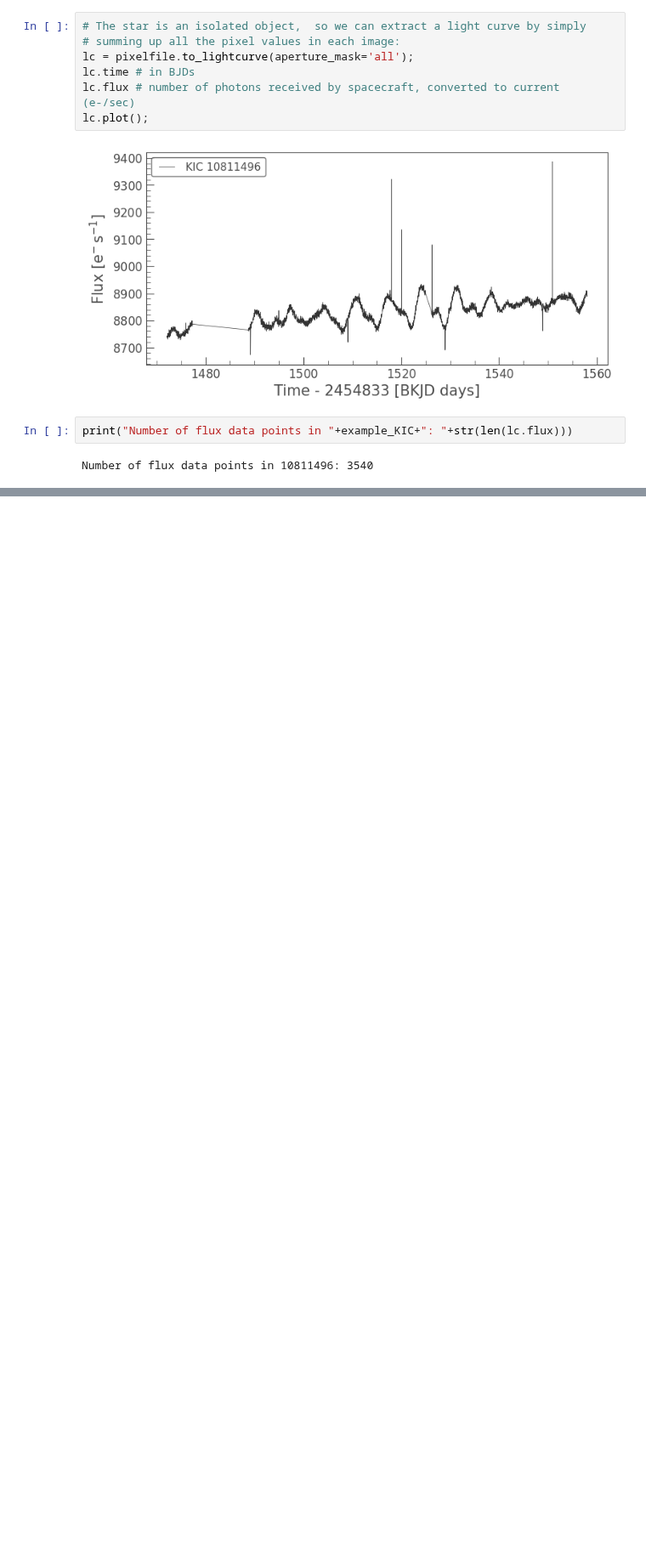
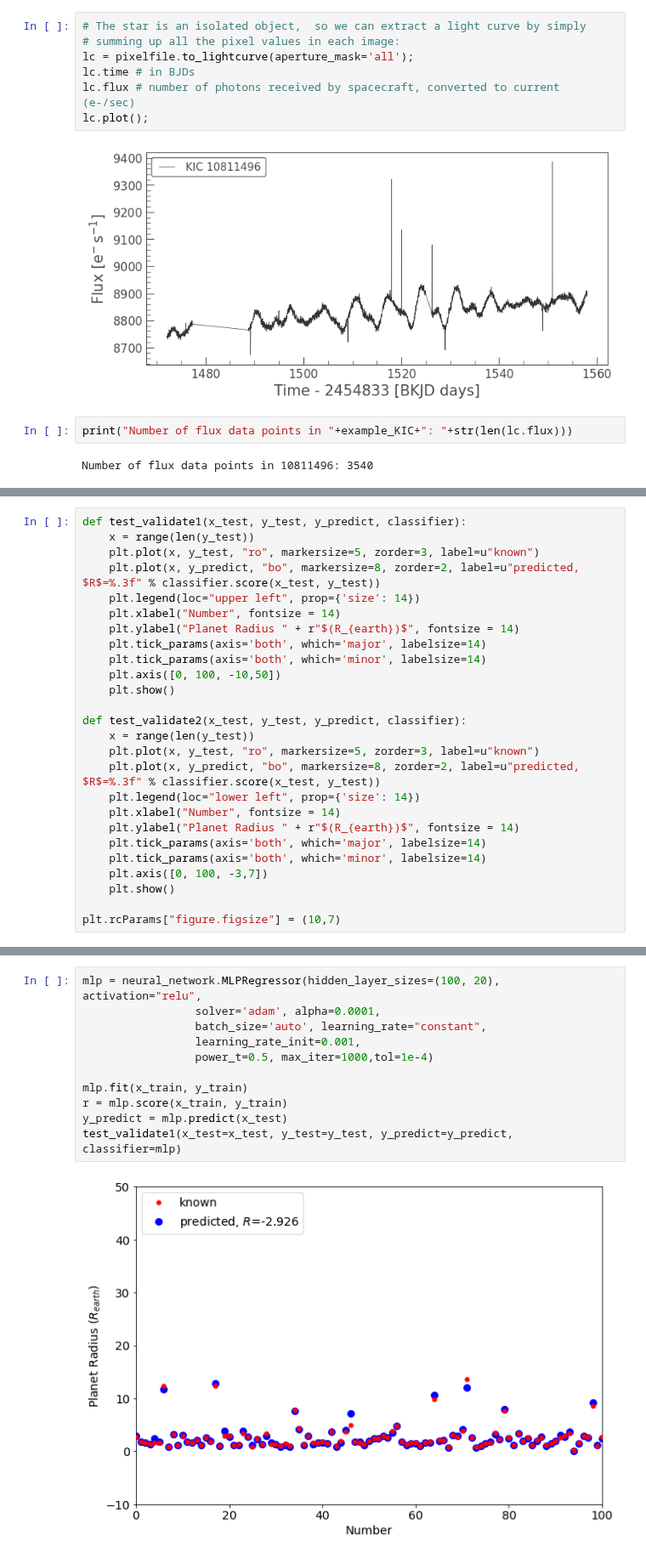
Before and after one commit to nicholasproietti/LGM, a Jupyter notebook: Kepler_Light_Curve_Reader.ipynb, the cells around one changed output, grey strips where cells are left out. Shown at 85% size. Saved outputs shown, nothing was run; the diff lists cells and outputs as text; blank space fills up the shorter version.

Commit message:
Implemented radii estimates using MLPRegressor

```diff
--- a/Kepler_Light_Curve_Reader.ipynb
+++ b/Kepler_Light_Curve_Reader.ipynb
@@ -258,0 +319,26 @@ files.download('Kepler_LCs.zip')
+# %%
+def test_validate1(x_test, y_test, y_predict, classifier):
+    x = range(len(y_test))
+    plt.plot(x, y_test, "ro", markersize=5, zorder=3, label=u"known")
+    plt.plot(x, y_predict, "bo", markersize=8, zorder=2, label=u"predicted, $R$=%.3f" % classifier.score(x_test, y_test))
+    plt.legend(loc="upper left", prop={'size': 14})
+    plt.xlabel("Number", fontsize = 14)
+    plt.ylabel("Planet Radius " + r"$(R_{earth})$", fontsize = 14)
+    plt.tick_params(axis='both', which='major', labelsize=14)
+    plt.tick_params(axis='both', which='minor', labelsize=14)
+    plt.axis([0, 100, -10,50])
+    plt.show()
+
+def test_validate2(x_test, y_test, y_predict, classifier):
+    x = range(len(y_test))
+    plt.plot(x, y_test, "ro", markersize=5, zorder=3, label=u"known")
+    plt.plot(x, y_predict, "bo", markersize=8, zorder=2, label=u"predicted, $R$=%.3f" % classifier.score(x_test, y_test))
+    plt.legend(loc="lower left", prop={'size': 14})
+    plt.xlabel("Number", fontsize = 14)
+    plt.ylabel("Planet Radius " + r"$(R_{earth})$", fontsize = 14)
+    plt.tick_params(axis='both', which='major', labelsize=14)
+    plt.tick_params(axis='both', which='minor', labelsize=14)
+    plt.axis([0, 100, -3,7])
+    plt.show()
+
+plt.rcParams["figure.figsize"] = (10,7)
@@ -258,0 +349,13 @@ files.download('Kepler_LCs.zip')
+# %%
+mlp = neural_network.MLPRegressor(hidden_layer_sizes=(100, 20), activation="relu",
+                 solver='adam', alpha=0.0001,
+                 batch_size='auto', learning_rate="constant",
+                 learning_rate_init=0.001,
+                 power_t=0.5, max_iter=1000,tol=1e-4)
+
+mlp.fit(x_train, y_train)
+r = mlp.score(x_train, y_train)
+y_predict = mlp.predict(x_test)
+test_validate1(x_test=x_test, y_test=y_test, y_predict=y_predict, classifier=mlp)
+# %% [output]
+[figure, added]
```
Also changed, not shown: parts of 21 cells of this notebook.
